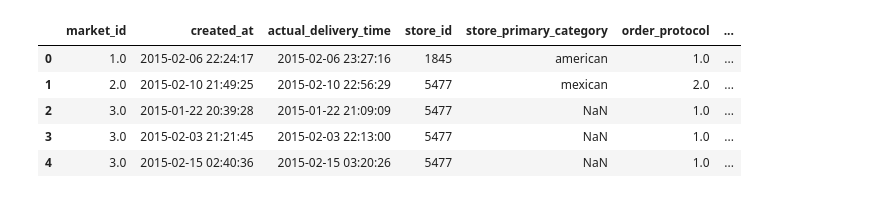
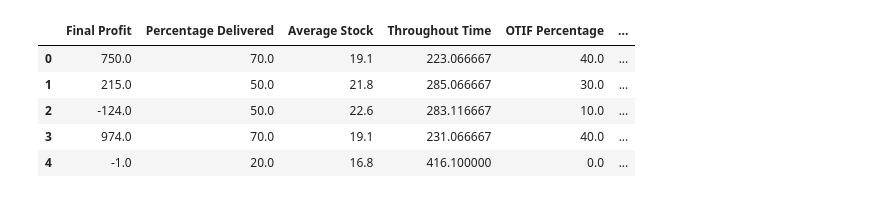
Before and after one commit to marcanthonny/binusmarkeu, a Jupyter notebook: main-analysis.ipynb, the cells around one changed output. Saved outputs shown, nothing was run; the diff lists cells and outputs as text; code cells hidden in the pictures.

```diff
--- a/main-analysis.ipynb
+++ b/main-analysis.ipynb
@@ -5,0 +1,16 @@ mainData = pd.read_csv(url)
+# %%
+import numpy as np
+import pandas as pd
+import seaborn as sns
+import matplotlib.pyplot as plt
+import re
+
+url = 'https://raw.githubusercontent.com/marcanthonny/binusmarkeu/refs/heads/main/LC41.csv'
+url2 = 'https://raw.githubusercontent.com/marcanthonny/binusmarkeu/refs/heads/main/LB41.csv'
+url3 = 'https://raw.githubusercontent.com/marcanthonny/binusmarkeu/refs/heads/main/LA41.csv'
+
+datalc41 = pd.read_csv(url, on_bad_lines='skip')
+datalb41 = pd.read_csv(url2, on_bad_lines='skip')
+datala41 = pd.read_csv(url3, on_bad_lines='skip')
+
+datalc41.head()
@@ -6,9 +24,9 @@ mainData = pd.read_csv(url)
 # %%
-mainData.head()
+datalb41.head()
 # %% [output]
-|  | market_id | created_at | actual_delivery_time | store_id | store_primary_category | order_protocol | ... |
-| 0 | 1.0 | 2015-02-06 22:24:17 | 2015-02-06 23:27:16 | 1845 | american | 1.0 | ... |
-| 1 | 2.0 | 2015-02-10 21:49:25 | 2015-02-10 22:56:29 | 5477 | mexican | 2.0 | ... |
-| 2 | 3.0 | 2015-01-22 20:39:28 | 2015-01-22 21:09:09 | 5477 | NaN | 1.0 | ... |
-| 3 | 3.0 | 2015-02-03 21:21:45 | 2015-02-03 22:13:00 | 5477 | NaN | 1.0 | ... |
-| 4 | 3.0 | 2015-02-15 02:40:36 | 2015-02-15 03:20:26 | 5477 | NaN | 1.0 | ... |
+|  | Final Profit | Percentage Delivered | Average Stock | Throughout Time | OTIF Percentage | ... |
+| 0 | 750.0 | 70.0 | 19.1 | 223.066667 | 40.0 | ... |
+| 1 | 215.0 | 50.0 | 21.8 | 285.066667 | 30.0 | ... |
+| 2 | -124.0 | 50.0 | 22.6 | 283.116667 | 10.0 | ... |
+| 3 | 974.0 | 70.0 | 19.1 | 231.066667 | 40.0 | ... |
+| 4 | -1.0 | 20.0 | 16.8 | 416.100000 | 0.0 | ... |
```
Also changed, not shown: parts of 9 cells of this notebook, 5 other files.
